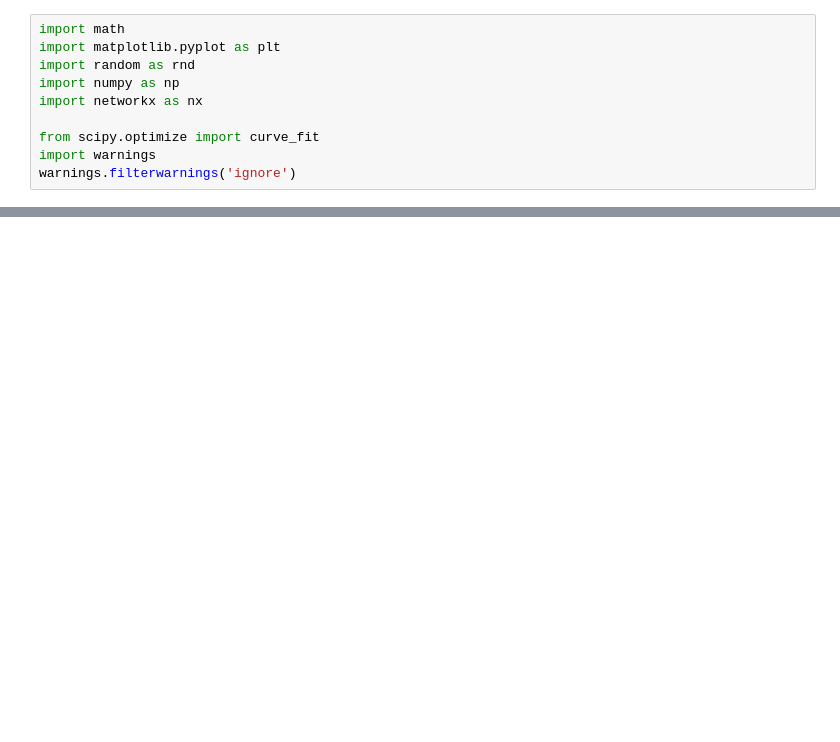
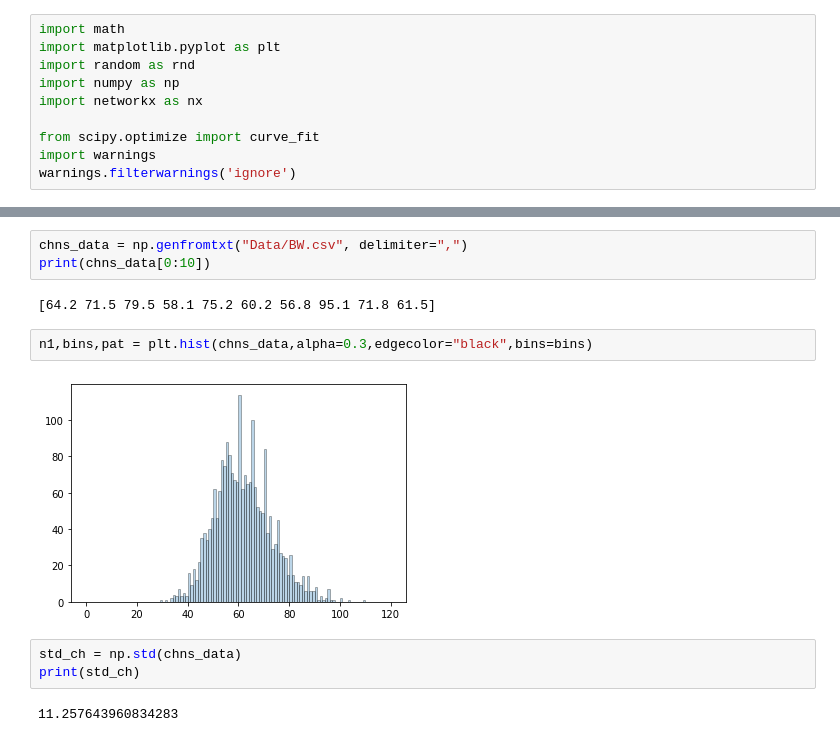
Before and after one commit to ric-colasanti/Flocking, a Jupyter notebook: 1d_flock_random.ipynb, the cells around one changed output, grey strips where cells are left out. Drawn from its saved outputs; the diff is of its cells as text; blank space fills up the shorter version.

```diff
--- a/1d_flock_random.ipynb
+++ b/1d_flock_random.ipynb
@@ -111,2 +96,16 @@ print(np.mean(data2),np.std(data2))
+# %%
+chns_data = np.genfromtxt("Data/BW.csv", delimiter=",")
+print(chns_data[0:10])
+# %% [output]
+[64.2 71.5 79.5 58.1 75.2 60.2 56.8 95.1 71.8 61.5]
+# %%
+n1,bins,pat = plt.hist(chns_data,alpha=0.3,edgecolor="black",bins=bins)
+# %% [output]
+[figure, added]
+# %%
+std_ch = np.std(chns_data)
+print(std_ch)
+# %% [output]
+11.257643960834283
 # %%
 xdata = [i for i in range(-60,60)]
```
Also changed, not shown: parts of 12 cells of this notebook.
